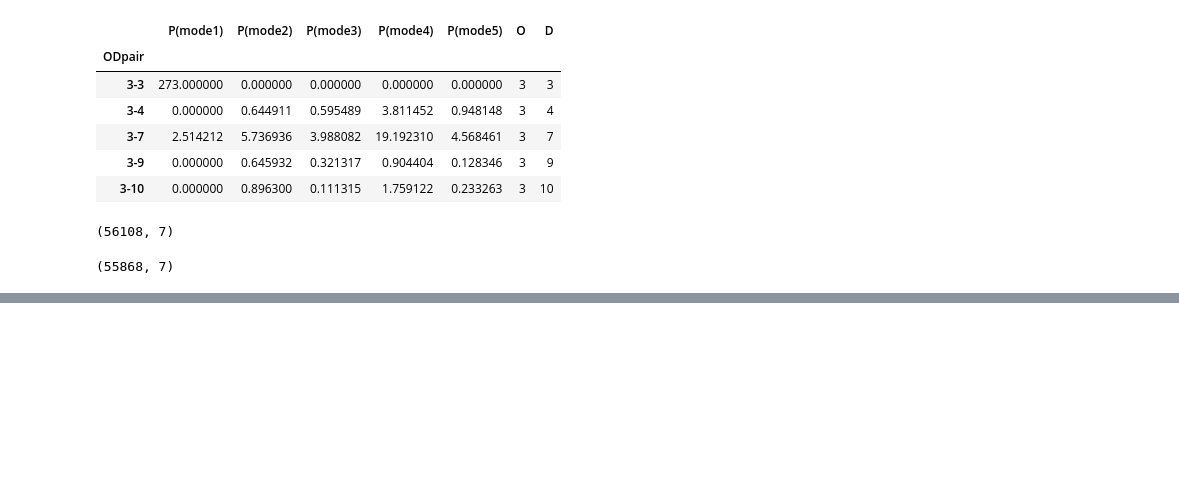
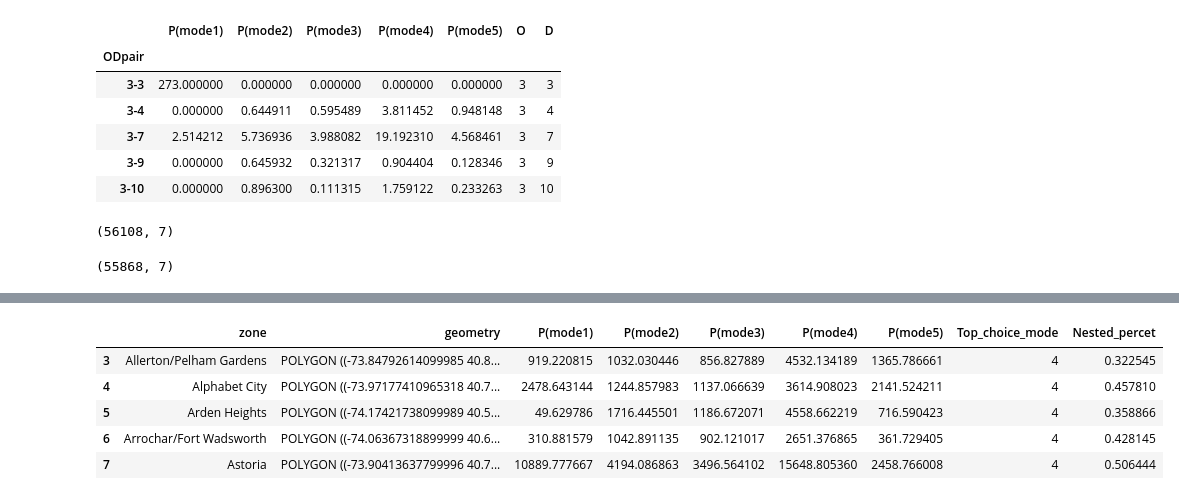
Before and after one commit to Rufei-Sheng/Manhattan-Congestion-Surcharge-Capstone, a Jupyter notebook: modeling/modeling_test.ipynb, the cells around one changed output, grey strips where cells are left out. Saved outputs shown, nothing was run; the diff lists cells and outputs as text; code cells hidden in the pictures; blank space fills up the shorter version.

```diff
--- a/modeling/modeling_test.ipynb
+++ b/modeling/modeling_test.ipynb
@@ -506,0 +583,10 @@ results_2.to_csv('results_scenario_2.csv')
+# %%
+scene_1 = pd.read_csv('../results/scenario1_origin_with_shp.csv',index_col=0)
+scene_1.head()
+# %% [output]
+|  | zone | geometry | P(mode1) | P(mode2) | P(mode3) | P(mode4) | P(mode5) | Top_choice_mode | Nested_percet |
+| 3 | Allerton/Pelham Gardens | POLYGON ((-73.84792614099985 40.8... | 919.220815 | 1032.030446 | 856.827889 | 4532.134189 | 1365.786661 | 4 | 0.322545 |
+| 4 | Alphabet City | POLYGON ((-73.97177410965318 40.7... | 2478.643144 | 1244.857983 | 1137.066639 | 3614.908023 | 2141.524211 | 4 | 0.457810 |
+| 5 | Arden Heights | POLYGON ((-74.17421738099989 40.5... | 49.629786 | 1716.445501 | 1186.672071 | 4558.662219 | 716.590423 | 4 | 0.358866 |
+| 6 | Arrochar/Fort Wadsworth | POLYGON ((-74.06367318899999 40.6... | 310.881579 | 1042.891135 | 902.121017 | 2651.376865 | 361.729405 | 4 | 0.428145 |
+| 7 | Astoria | POLYGON ((-73.90413637799996 40.7... | 10889.777667 | 4194.086863 | 3496.564102 | 15648.805360 | 2458.766008 | 4 | 0.506444 |
```
Also changed, not shown: parts of 12 cells of this notebook, 3 other files.
